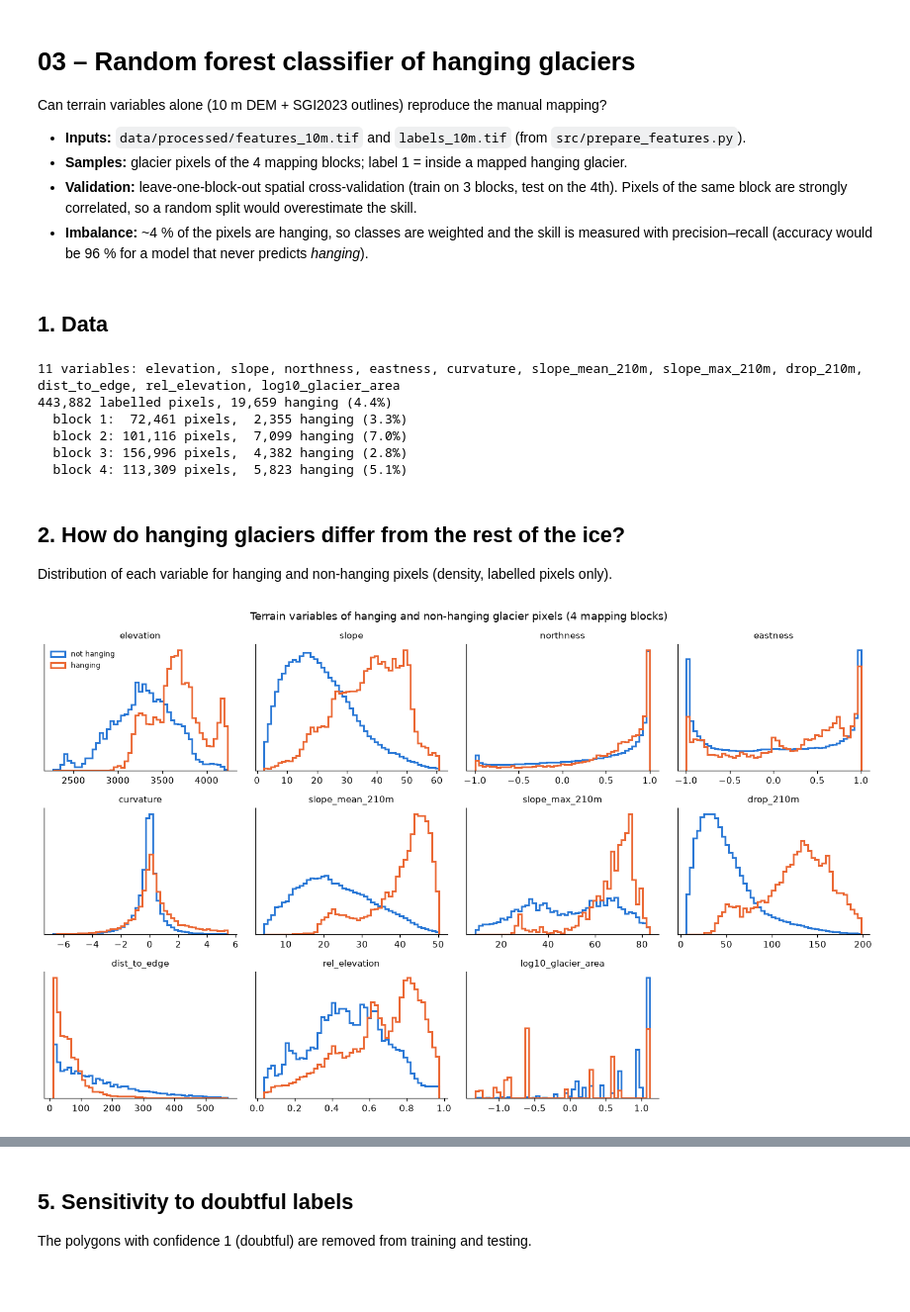
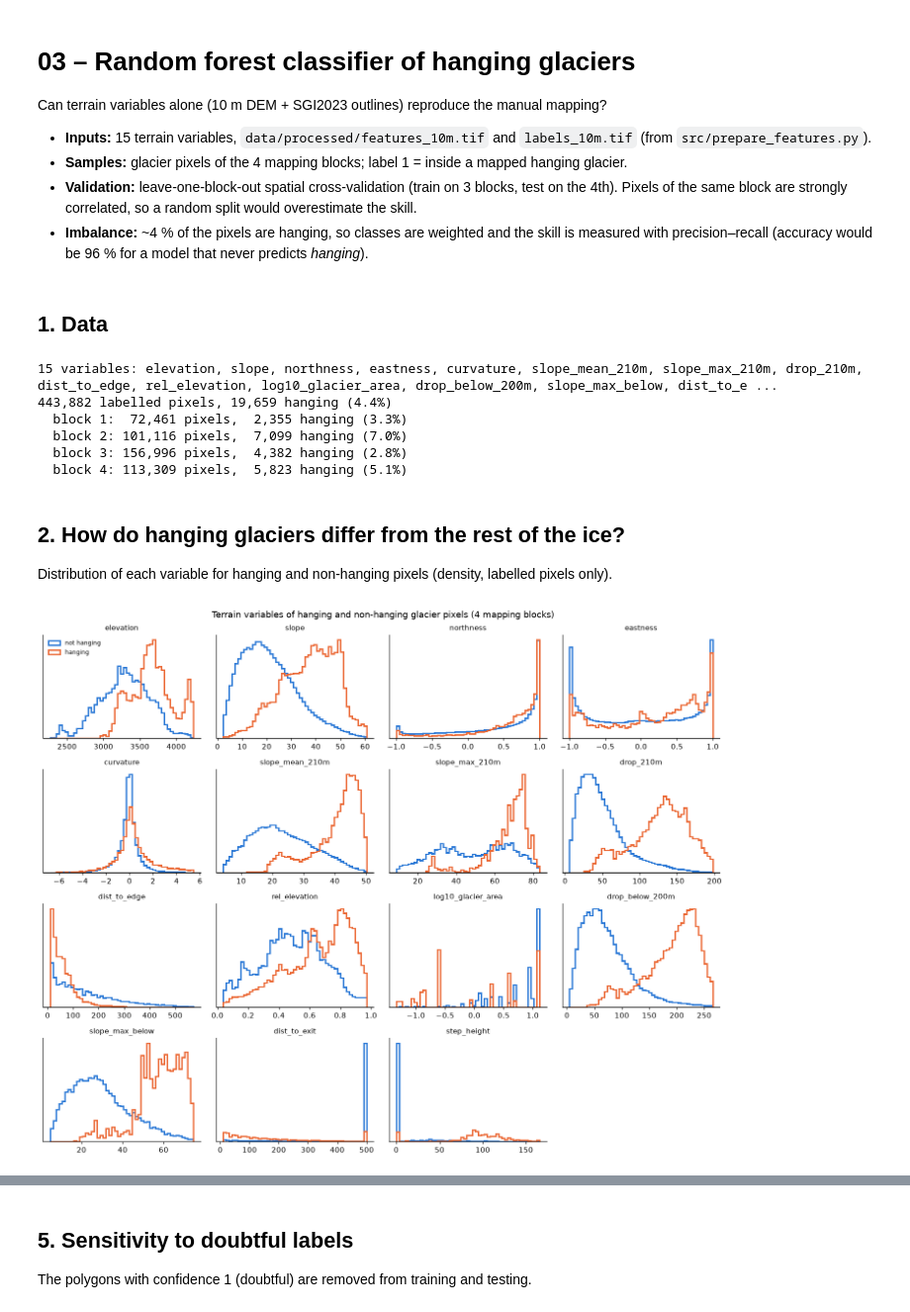
Before and after one commit to alexandregouzi/icefal_hanging_glaciers, a Jupyter notebook: notebooks/03_classifier.ipynb, the cells around one changed output, grey strips where cells are left out. Shown at 99% size. Saved outputs shown, nothing was run; the diff lists cells and outputs as text; code cells hidden in the pictures; blank space fills up the shorter version.

```diff
--- a/notebooks/03_classifier.ipynb
+++ b/notebooks/03_classifier.ipynb
@@ -3,7 +3,7 @@
 
 Can terrain variables alone (10 m DEM + SGI2023 outlines) reproduce the manual mapping?
 
-- **Inputs:** `data/processed/features_10m.tif` and `labels_10m.tif` (from `src/prepare_features.py`).
+- **Inputs:** 15 terrain variables, `data/processed/features_10m.tif` and `labels_10m.tif` (from `src/prepare_features.py`).
 - **Samples:** glacier pixels of the 4 mapping blocks; label 1 = inside a mapped hanging glacier.
 - **Validation:** leave-one-block-out spatial cross-validation (train on 3 blocks, test on the 4th).
   Pixels of the same block are strongly correlated, so a random split would overestimate the skill.
@@ -53,12 +53,24 @@ glaciers = gpd.read_file(PROCESSED / "sgi2023_zone.gpkg", layer="glaciers")
 ice = glacier > 0
 train = ice & (block > 0)                       # labelled pixels
 X, y, b, conf = F[:, train].T, hanging[train], block[train], confidence[train]
+# Mapped polygons on the grid (labelled part only), and whether each one is a separate small SGI unit
+# or part of a larger glacier (> 1 km²), the case the research question is about
+polygon_id = rasterize(zip(polygons.geometry, range(1, len(polygons) + 1)), out_shape=dem.shape,
+                       transform=transform, fill=0, dtype="int32")
+polygon_id[~train] = 0
+polygons["pixels"] = [(polygon_id == i).sum() for i in range(1, len(polygons) + 1)]
+polygons["glacier"] = [glaciers["name"].iloc[np.bincount(glacier[polygon_id == i]).argmax() - 1] if n else None
+                       for i, n in zip(range(1, len(polygons) + 1), polygons["pixels"])]
+polygons["glacier_area_km2"] = [glaciers["area_km2"].iloc[np.bincount(glacier[polygon_id == i]).argmax() - 1]
+                                if n else np.nan for i, n in zip(range(1, len(polygons) + 1), polygons["pixels"])]
+polygons["inside_large"] = polygons["glacier_area_km2"] > 1
+
 print(f"{len(names)} variables: {', '.join(names)}")
 print(f"{train.sum():,} labelled pixels, {y.sum():,} hanging ({y.mean():.1%})")
 for k in range(1, 5):
     print(f"  block {k}: {(b == k).sum():>7,} pixels, {y[b == k].sum():>6,} hanging ({y[b == k].mean():.1%})")
 # %% [output]
-11 variables: elevation, slope, northness, eastness, curvature, slope_mean_210m, slope_max_210m, drop_210m, dist_to_edge, rel_elevation, log10_glacier_area
+15 variables: elevation, slope, northness, eastness, curvature, slope_mean_210m, slope_max_210m, drop_210m, dist_to_edge, rel_elevation, log10_glacier_area, drop_below_200m, slope_max_below, dist_to_e ...
 443,882 labelled pixels, 19,659 hanging (4.4%)
   block 1:  72,461 pixels,  2,355 hanging (3.3%)
   block 2: 101,116 pixels,  7,099 hanging (7.0%)
@@ -69,21 +81,22 @@ for k in range(1, 5):
 
 Distribution of each variable for hanging and non-hanging pixels (density, labelled pixels only).
 # %%
-fig, axes = plt.subplots(3, 4, figsize=(13, 8))
+fig, axes = plt.subplots(4, 4, figsize=(13, 10.5))
 for ax, name, values in zip(axes.flat, names, X.T):
     lo, hi = np.nanpercentile(values, [0.5, 99.5])
     bins = np.linspace(lo, hi, 50)
     ax.hist(values[y == 0], bins, density=True, histtype="step", lw=2, color=C_NOT, label="not hanging")
     ax.hist(values[y == 1], bins, density=True, histtype="step", lw=2, color=C_HANG, label="hanging")
     ax.set_title(name, fontsize=10)
     ax.set_yticks([])
-axes.flat[-1].axis("off")
+for ax in axes.flat[len(names):]:
+    ax.axis("off")
 axes.flat[0].legend(fontsize=8, frameon=False)
 fig.suptitle("Terrain variables of hanging and non-hanging glacier pixels (4 mapping blocks)")
 fig.tight_layout()
 fig.savefig(FIG / "03_feature_distributions.png", dpi=150)
 # %% [output]
-[figure, old version]
+[figure, new version]
 # %% [markdown]
 ## 3. Spatial cross-validation (leave one block out)
 
```
Also changed, not shown: parts of 13 cells of this notebook, 7 other files.
